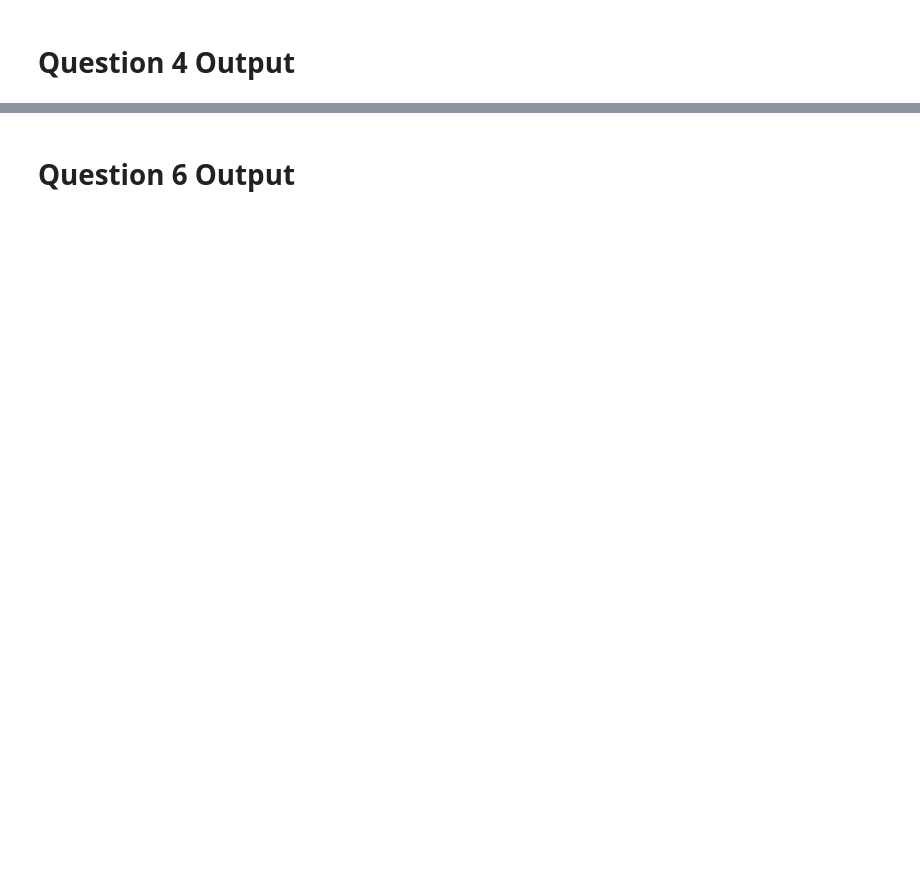
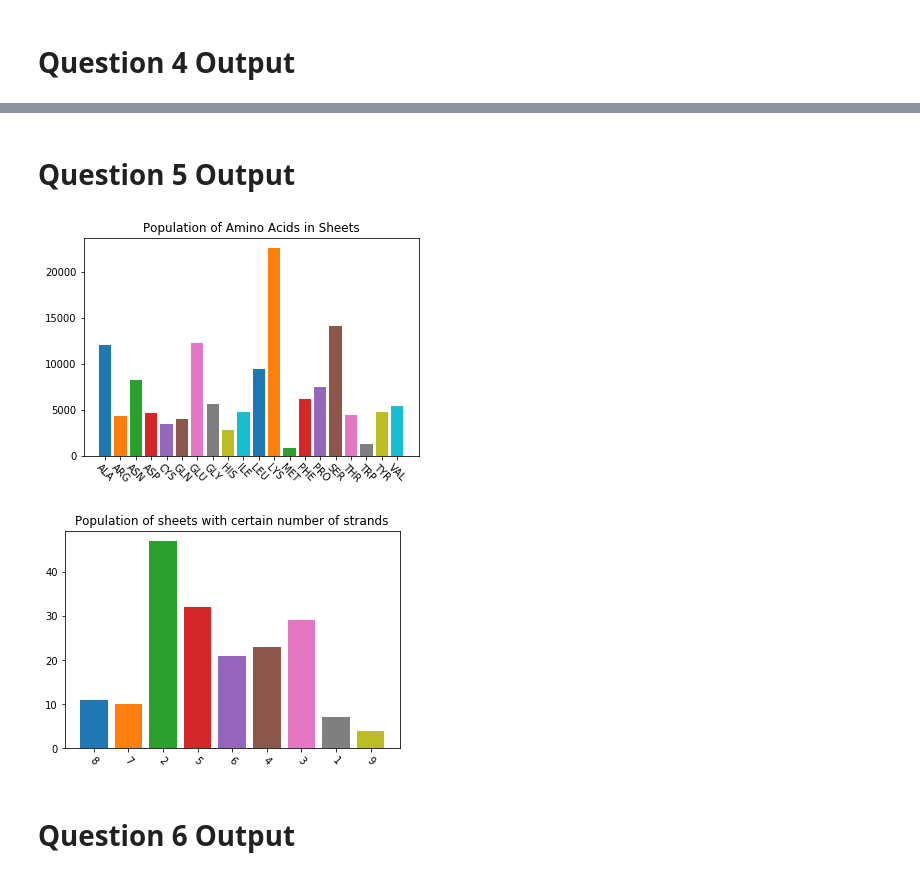
Before and after one commit to GrahamM98/bioinformatics-project, a Jupyter notebook: project1.ipynb, the cells around one changed output, grey strips where cells are left out. Drawn from its saved outputs; the diff is of its cells as text; code cells hidden in the pictures; blank space fills up the shorter version.

```diff
--- a/project1.ipynb
+++ b/project1.ipynb
@@ -456,3 +566,25 @@ for entry in helixTorsion:
+# %% [markdown]
+# Question 5 Output
+# %%
+q5Data = []
+
+for i in range(20):
+    #print(aminoAcids.iloc[i])
+    plt.bar(aminoAcids.iloc[i][0],aminoAcids.iloc[i][11])
+
+plt.xticks(rotation=-45)
+plt.title('Population of Amino Acids in Sheets')
+plt.show()
+
+for entry in strands:
+    plt.bar(entry,strands[entry])
+
+plt.xticks(rotation=-45)
+plt.title('Population of sheets with certain number of strands')
+plt.show()
+# %% [output]
+[figure, added]
+[figure, added]
 # %% [markdown]
 <h1>Question 6 Output</h1>
 # %%
```
Also changed, not shown: parts of 11 cells of this notebook.
